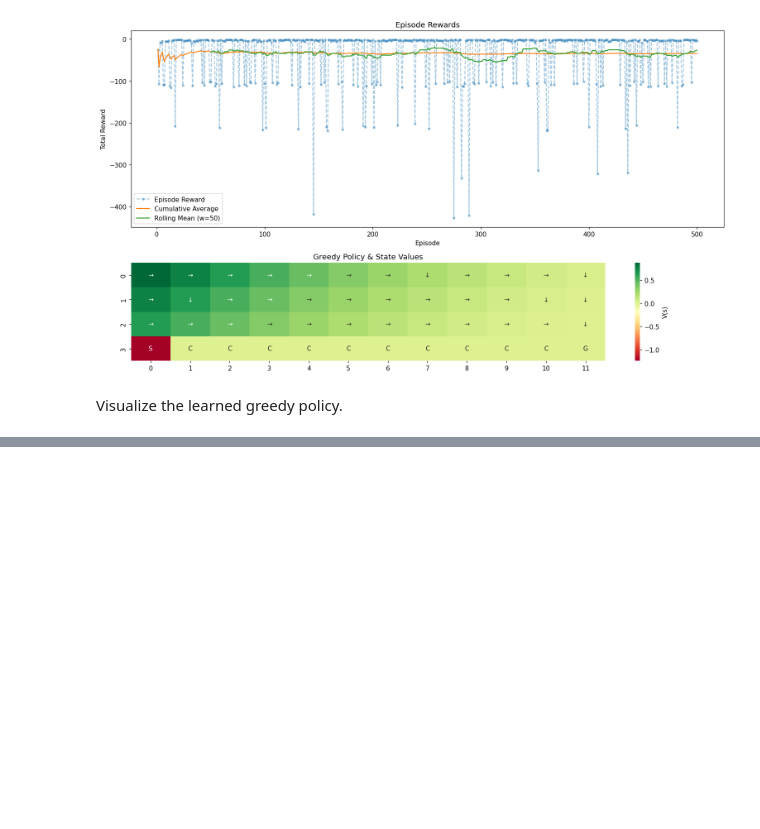
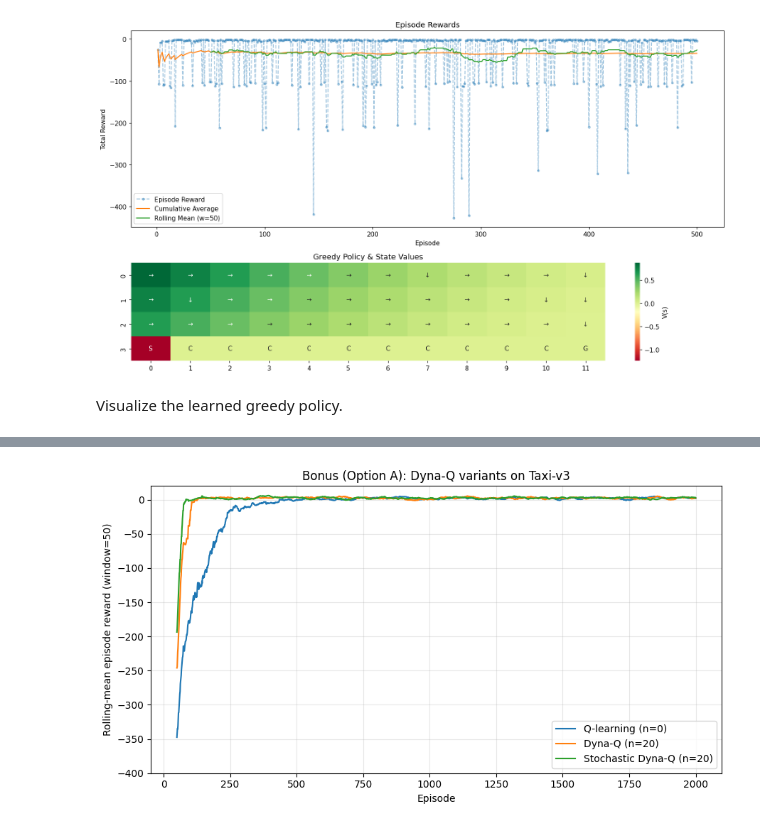
Before and after one commit to yaswhar/DRL-Spring2026-SUT, a Jupyter notebook: HW4/HW4_dynaq.ipynb, the cells around one changed output, grey strips where cells are left out. Saved outputs shown, nothing was run; the diff lists cells and outputs as text; code cells hidden in the pictures; blank space fills up the shorter version.

```diff
--- a/HW4/HW4_dynaq.ipynb
+++ b/HW4/HW4_dynaq.ipynb
@@ -711,0 +712,95 @@ Document your design choices clearly and discuss results.
+# %%
+# Bonus (Option A): Stochastic Dyna-Q on Taxi-v3.
+# The model estimates the transition distribution p(s'|s,a) = N(s,a,s')/N(s,a)
+# and the expected reward, and samples (r, s') during planning. We compare
+# Q-learning, vanilla (point-model) Dyna-Q, and stochastic Dyna-Q on the
+# 500-state Taxi-v3 task.
+
+def run_dynaq_taxi(env, n_episodes, epsilon, alpha, gamma, n, max_steps=200, stochastic=False, label=''):
+    q = np.zeros((env.observation_space.n, env.action_space.n))
+    model = defaultdict(dict)
+    Nsas = defaultdict(lambda: defaultdict(lambda: defaultdict(int)))
+    Rsum = defaultdict(lambda: defaultdict(float))
+    Nsa = defaultdict(lambda: defaultdict(int))
+    visited = []
+    rewards = np.zeros(n_episodes)
+
+    for ep in range(n_episodes):
+        state, info = env.reset(seed=2025) if ep == 0 else env.reset()
+        reward_sum, terminal, steps = 0.0, False, 0
+        while not terminal and steps < max_steps:
+            action = epsilon_greedy_policy(state, q, epsilon)
+            next_state, reward, terminated, truncated, info = env.step(action)
+            terminal = terminated or truncated
+            q[state, action] += alpha * (reward + gamma * (0.0 if terminated else np.max(q[next_state])) - q[state, action])
+
+            if stochastic:
+                if Nsa[state][action] == 0:
+                    visited.append((state, action))
+                Nsas[state][action][next_state] += 1
+                Rsum[state][action] += reward
+                Nsa[state][action] += 1
+                for _ in range(n):
+                    if not visited:
+                        break
+                    ps, pa = visited[np.random.randint(len(visited))]
+                    tot = Nsa[ps][pa]
+                    outs = list(Nsas[ps][pa].keys())
+                    probs = np.array([Nsas[ps][pa][o] / tot for o in outs])
+                    s2 = outs[np.random.choice(len(outs), p=probs)]
+                    rr = Rsum[ps][pa] / tot
+                    q[ps, pa] += alpha * (rr + gamma * np.max(q[s2]) - q[ps, pa])
+            else:
+                model[state][action] = (reward, next_state)
+                q = q_planning(model, q, alpha, gamma, n)
+
+            state = next_state
+            reward_sum += reward
+            steps += 1
+        rewards[ep] = reward_sum
+        if (ep + 1) % 250 == 0:
+            print(f"  [{label}] episode {ep + 1:4d}/{n_episodes} | mean reward (last 100) = {rewards[max(0, ep - 99):ep + 1].mean():6.1f}")
+    return q, rewards
+
+
+def greedy_return_taxi(q, episodes=20):
+    e = gym.make('Taxi-v3')
+    totals = []
+    for i in range(episodes):
+        s, _ = e.reset(seed=1000 + i)
+        R, term, st = 0.0, False, 0
+        while not term and st < 200:
+            s, r, t, tr, _ = e.step(int(np.argmax(q[s])))
+            R += r; term = t or tr; st += 1
+        totals.append(R)
+    return float(np.mean(totals))
+
+
+NE = 2000
+configs = [('Q-learning (n=0)', 0, False),
+           ('Dyna-Q (n=20)', 20, False),
+           ('Stochastic Dyna-Q (n=20)', 20, True)]
+
+taxi_rewards = {}
+taxi_q = {}
+for name, n, stoch in configs:
+    np.random.seed(2025); random.seed(2025)
+    print(f"Training {name} ...")
+    q, R = run_dynaq_taxi(gym.make('Taxi-v3'), NE, epsilon=0.1, alpha=0.5,
+                          gamma=0.99, n=n, stochastic=stoch, label=name)
+    taxi_rewards[name] = R
+    taxi_q[name] = q
+    print(f"{name:28s}: mean_reward[last100]={R[-100:].mean():6.1f} | greedy_return={greedy_return_taxi(q):.1f}")
+
+# keep the trained stochastic Dyna-Q policy for the visualisation cell below
+q_taxi = taxi_q['Stochastic Dyna-Q (n=20)']
+
+plt.figure(figsize=(9, 5))
+for name, R in taxi_rewards.items():
+    w = 50
+    smooth = np.convolve(R, np.ones(w) / w, mode='valid')
+    plt.plot(range(w, NE + 1), smooth, label=name)
+plt.xlabel('Episode'); plt.ylabel('Rolling-mean episode reward (window=50)')
+plt.title('Bonus (Option A): Dyna-Q variants on Taxi-v3')
+plt.ylim(-400, 20); plt.legend(); plt.grid(alpha=0.3); plt.tight_layout(); plt.show()
+# %% [output]
@@ -711,0 +824 @@ Document your design choices clearly and discuss results.
+[figure, added]
```
Also changed, not shown: parts of 15 cells of this notebook, 12 other files.
